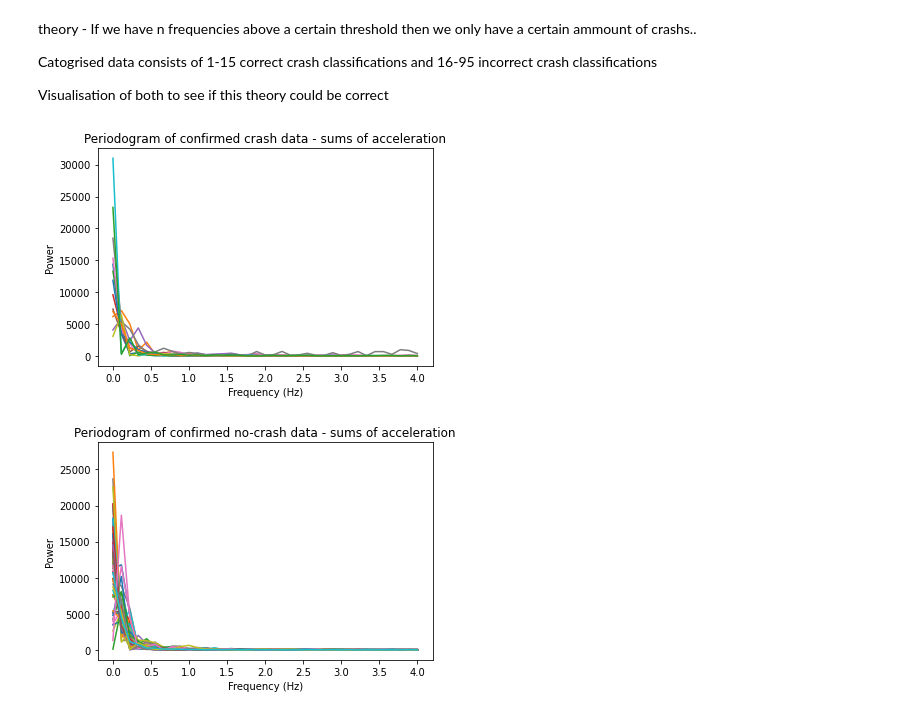
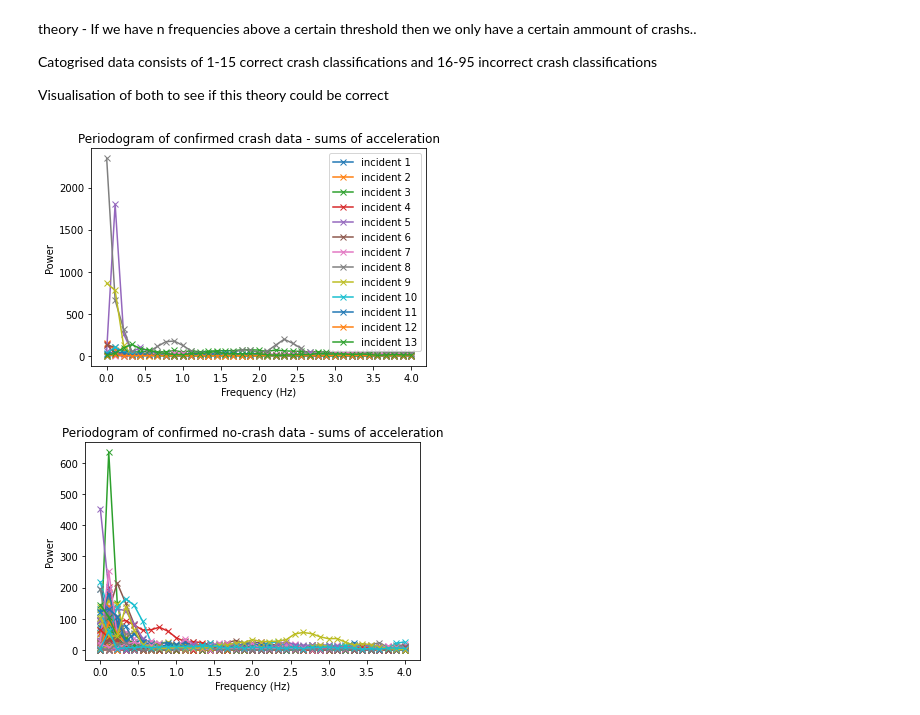
Before and after one commit to cwhite098/MDM3_Project1_Quartix, a Jupyter notebook: calllum_power_spectral_analysis.ipynb, the cells around one changed output. Saved outputs shown, nothing was run; the diff lists cells and outputs as text; code cells hidden in the pictures.

```diff
--- a/calllum_power_spectral_analysis.ipynb
+++ b/calllum_power_spectral_analysis.ipynb
@@ -10,11 +10,17 @@ import matplotlib.pyplot as plt
 from extract_data import *
 
 
-crash_3 = cat_data[3]
-crash_3_tilts = crash_3[1]
-crash_3_tilts_timeseries = get_tilt_timeseries(cat_data)[3]
-sum_tilts = crash_3_tilts_timeseries[:,1]+crash_3_tilts_timeseries[:,2]+crash_3_tilts_timeseries[:,0]
-crash_3_mags=get_mags(get_tilt_timeseries(cat_data))[3]
+
+crash_3_tilts_timeseries = get_tilt_timeseries(cat_data)[3:4]
+
+
+crash_3_tilts_timeseries = calibrate_remove_z(crash_3_tilts_timeseries)
+crash_3_mags=get_mags(crash_3_tilts_timeseries)
+crash_3_tilts_timeseries = crash_3_tilts_timeseries[0]
+crash_3_mags = crash_3_mags[0]
+
+sum_tilts = crash_3_tilts_timeseries[:,1]+crash_3_tilts_timeseries[:,0]
+
 
 plt.plot(np.linspace(-6,2.875,72),sum_tilts, label='sum of tilts')
 plt.plot(np.linspace(-6,2.875,72),crash_3_mags, label='magnitude of tilts')
@@ -91,13 +69,17 @@ Visualisation of both to see if this theory could be correct
 #plotting the fourier transforms and power spectrums of correct crashs
 
 #function to create the plots desired
-def pediogram_plot(pediogram_data,fourier_frequencies,title,figure):
+def pediogram_plot(pediogram_data,fourier_frequencies,title,figure,shift,legend):
     plt.figure(figure)
     for x in range(len(pediogram_data)):
-        plt.plot(fourier_frequencies[x],pediogram_data[x])
+        name = ''
+        name = 'incident ' + str(shift + x)
+        plt.plot(fourier_frequencies[x],pediogram_data[x],label = name,marker = 'x' )
     plt.title(title)
     plt.xlabel('Frequency (Hz)')
     plt.ylabel('Power')
+    if legend == 1:
+        plt.legend()
     plt.show()
 
 
@@ -111,44 +93,46 @@ def pediogram_plot(pediogram_data,fourier_frequencies,title,figure):
 fourier_freqs_crash = []
 pediogram_data_crash = []
 crash_tilt_timeseries = get_tilt_timeseries(cat_data)[0:13]
+crash_tilt_timeseries = calibrate_remove_z(crash_tilt_timeseries)
 
 #sample spacing and number of samples
 N=72
 s_s = 1/8
 
 
 #iterating through the 14 confirmed crash cases, taking the foureir transform and pediogram of each
 for crash in range(13):
     sum_tilts = []
     tilts_timeseries = []
     tilts_timeseries = crash_tilt_timeseries[crash]
-    sum_tilts = tilts_timeseries[:,0]+tilts_timeseries[:,1]+tilts_timeseries[:,2]
+    sum_tilts = tilts_timeseries[:,0]+tilts_timeseries[:,1]
     fourier_freqs = rfftfreq(N,d=s_s)
     pediogram_data = spectrum.speriodogram(sum_tilts,NFFT=72)
     fourier_freqs_crash.append(fourier_freqs)
     pediogram_data_crash.append(pediogram_data)
 
 #repeating for the crash data
 
 fourier_freqs_not_crash = []
 pediogram_data_not_crash = []
 not_crash_tilt_timeseries = get_tilt_timeseries(cat_data)[15:95]
+not_crash_tilt_timeseries = calibrate_remove_z(not_crash_tilt_timeseries)
 
 for not_crash in range(80):
     sum_tilts = []
     tilts_timeseries = []
     tilts_timeseries = not_crash_tilt_timeseries[not_crash]
-    sum_tilts = tilts_timeseries[:,0]+tilts_timeseries[:,1]+tilts_timeseries[:,2]
+    sum_tilts = tilts_timeseries[:,0]+tilts_timeseries[:,1]
     fourier_freqs = rfftfreq(N,d=s_s)
     pediogram_data = spectrum.speriodogram(sum_tilts,NFFT=72)
     fourier_freqs_not_crash.append(fourier_freqs)
     pediogram_data_not_crash.append(pediogram_data)
 
-pediogram_plot(pediogram_data_crash,fourier_freqs_crash,'Periodogram of confirmed crash data - sums of acceleration',0)
+pediogram_plot(pediogram_data_crash,fourier_freqs_crash,'Periodogram of confirmed crash data - sums of acceleration',0,1,1)
 
-pediogram_plot(pediogram_data_not_crash,fourier_freqs_not_crash,'Periodogram of confirmed no-crash data - sums of acceleration',1)
+pediogram_plot(pediogram_data_not_crash,fourier_freqs_not_crash,'Periodogram of confirmed no-crash data - sums of acceleration',1,15,0)
 # %% [output]
-[figure, old version]
+[figure, new version]
-[figure, old version]
+[figure, new version]
 # %%
 #repeating the above code using the magnitude of accelerations
```
Also changed, not shown: parts of 12 cells of this notebook.
